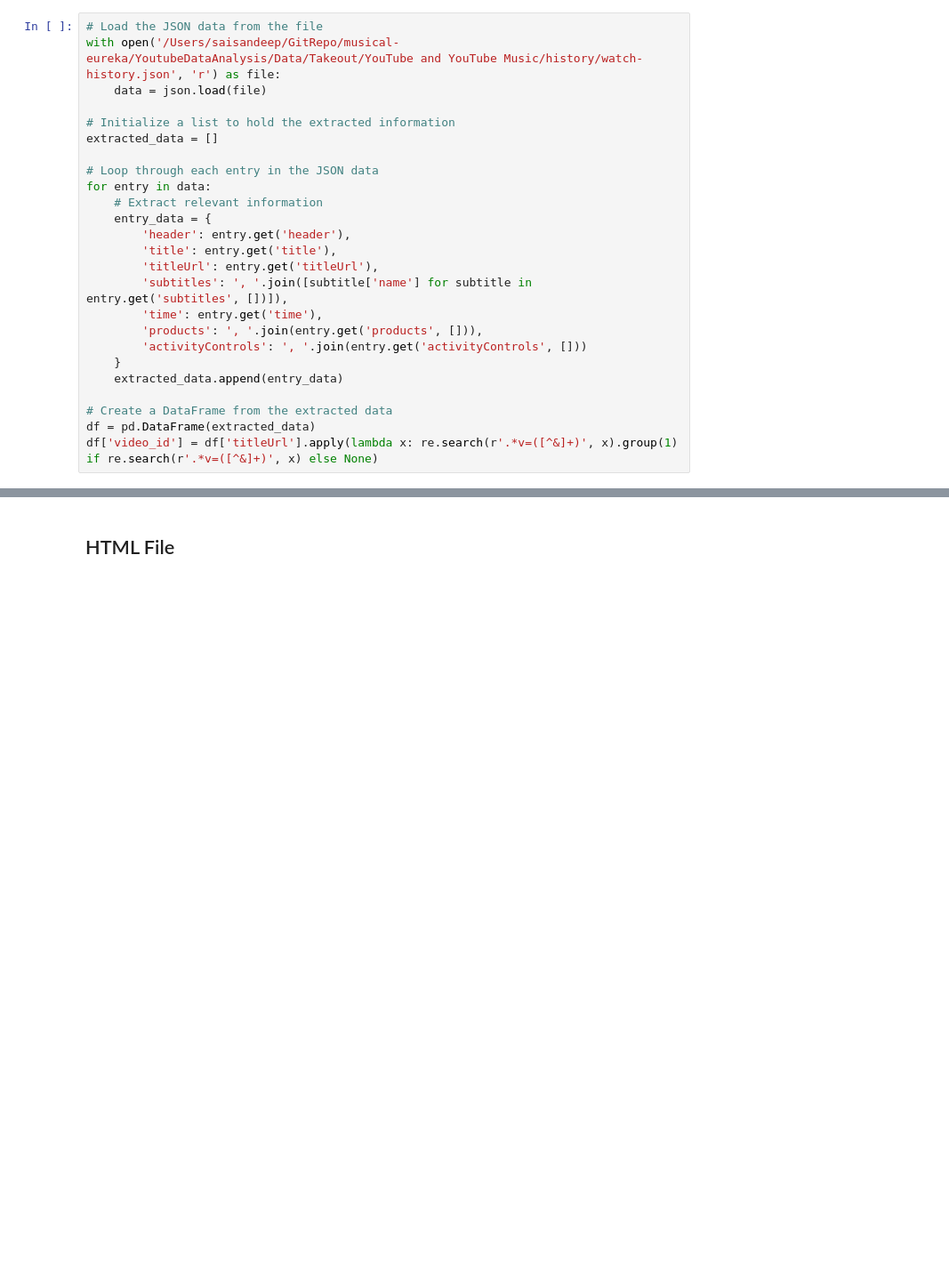
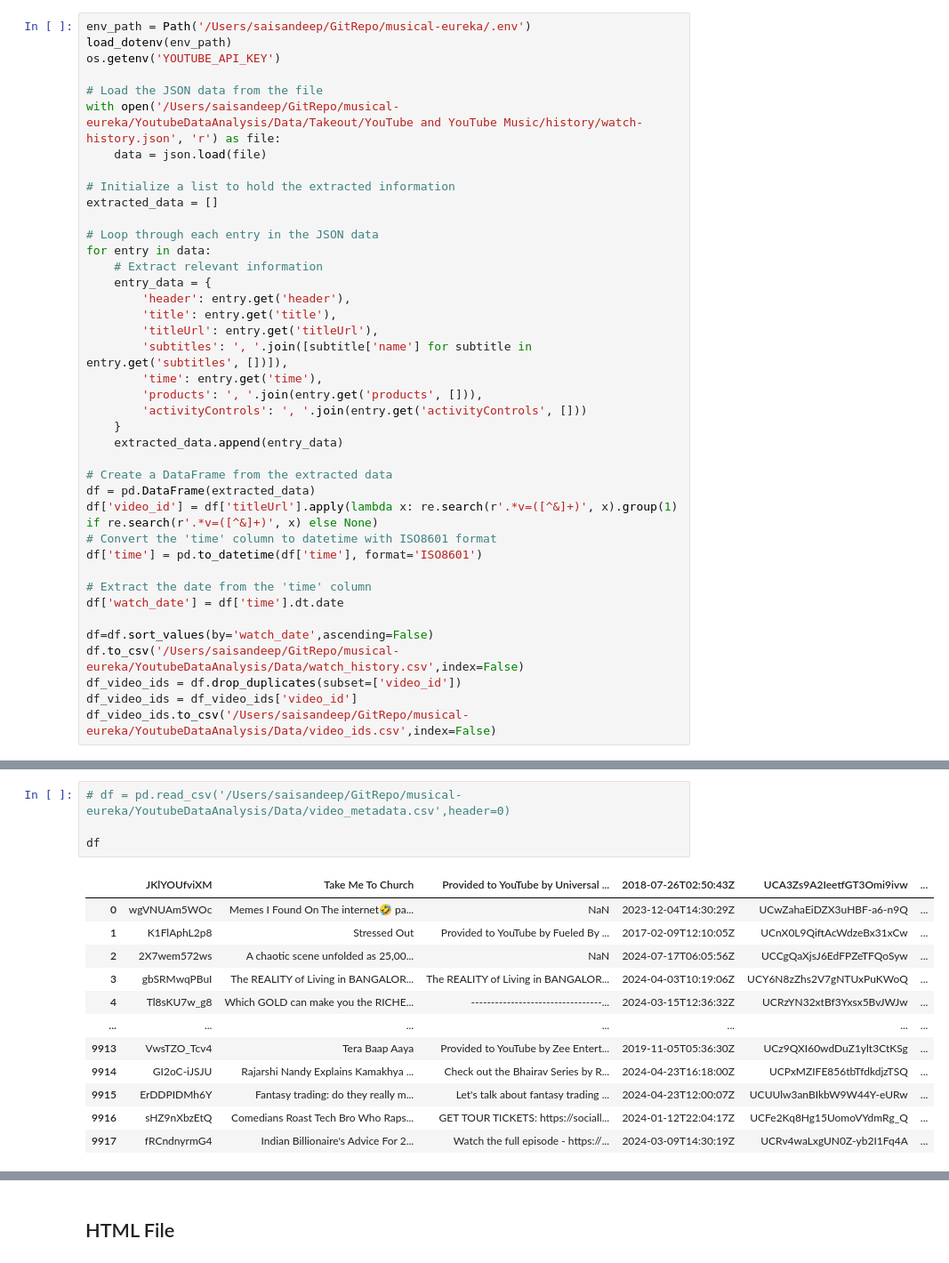
Before and after one commit to sandeepsai2023/musical-eureka, a Jupyter notebook: YoutubeDataAnalysis/main.ipynb, the cells around one changed output, grey strips where cells are left out. Shown at 89% size. Drawn from its saved outputs; the diff is of its cells as text; blank space fills up the shorter version.

```diff
--- a/YoutubeDataAnalysis/main.ipynb
+++ b/YoutubeDataAnalysis/main.ipynb
@@ -7,4 +55,8 @@ import re
 # %%
+env_path = Path('/Users/saisandeep/GitRepo/musical-eureka/.env')
+load_dotenv(env_path)
+os.getenv('YOUTUBE_API_KEY')
+
 # Load the JSON data from the file
 with open('/Users/saisandeep/GitRepo/musical-eureka/YoutubeDataAnalysis/Data/Takeout/YouTube and YouTube Music/history/watch-history.json', 'r') as file:
     data = json.load(file)
@@ -29,3 +81,14 @@ for entry in data:
 # Create a DataFrame from the extracted data
 df = pd.DataFrame(extracted_data)
 df['video_id'] = df['titleUrl'].apply(lambda x: re.search(r'.*v=([^&]+)', x).group(1) if re.search(r'.*v=([^&]+)', x) else None)
+# Convert the 'time' column to datetime with ISO8601 format
+df['time'] = pd.to_datetime(df['time'], format='ISO8601')
+
+# Extract the date from the 'time' column
+df['watch_date'] = df['time'].dt.date
+
+df=df.sort_values(by='watch_date',ascending=False)
+df.to_csv('/Users/saisandeep/GitRepo/musical-eureka/YoutubeDataAnalysis/Data/watch_history.csv',index=False)
+df_video_ids = df.drop_duplicates(subset=['video_id'])
+df_video_ids = df_video_ids['video_id']
+df_video_ids.to_csv('/Users/saisandeep/GitRepo/musical-eureka/YoutubeDataAnalysis/Data/video_ids.csv',index=False)
@@ -39,0 +274,17 @@ df['video_id'] = df['titleUrl'].apply(lambda x: re.search(r'.*v=([^&]+)', x).gro
+# %%
+# df = pd.read_csv('/Users/saisandeep/GitRepo/musical-eureka/YoutubeDataAnalysis/Data/video_metadata.csv',header=0)
+
+df
+# %% [output]
+|  | JKlYOUfviXM | Take Me To Church | Provided to YouTube by Universal ... | 2018-07-26T02:50:43Z | UCA3Zs9A2IeetfGT3Omi9ivw | ... |
+| 0 | wgVNUAm5WOc | Memes I Found On The internet🤣 pa... | NaN | 2023-12-04T14:30:29Z | UCwZahaEiDZX3uHBF-a6-n9Q | ... |
+| 1 | K1FlAphL2p8 | Stressed Out | Provided to YouTube by Fueled By ... | 2017-02-09T12:10:05Z | UCnX0L9QiftAcWdzeBx31xCw | ... |
+| 2 | 2X7wem572ws | A chaotic scene unfolded as 25,00... | NaN | 2024-07-17T06:05:56Z | UCCgQaXjsJ6EdFPZeTFQoSyw | ... |
+| 3 | gbSRMwqPBuI | The REALITY of Living in BANGALOR... | The REALITY of Living in BANGALOR... | 2024-04-03T10:19:06Z | UCY6N8zZhs2V7gNTUxPuKWoQ | ... |
+| 4 | Tl8sKU7w_g8 | Which GOLD can make you the RICHE... | ---------------------------------... | 2024-03-15T12:36:32Z | UCRzYN32xtBf3Yxsx5BvJWJw | ... |
+| ... | ... | ... | ... | ... | ... | ... |
+| 9913 | VwsTZO_Tcv4 | Tera Baap Aaya | Provided to YouTube by Zee Entert... | 2019-11-05T05:36:30Z | UCz9QXI60wdDuZ1ylt3CtKSg | ... |
+| 9914 | GI2oC-iJSJU | Rajarshi Nandy Explains Kamakhya ... | Check out the Bhairav Series by R... | 2024-04-23T16:18:00Z | UCPxMZIFE856tbTfdkdjzTSQ | ... |
+| 9915 | ErDDPIDMh6Y | Fantasy trading: do they really m... | Let's talk about fantasy trading ... | 2024-04-23T12:00:07Z | UCUUlw3anBIkbW9W44Y-eURw | ... |
+| 9916 | sHZ9nXbzEtQ | Comedians Roast Tech Bro Who Raps... | GET TOUR TICKETS: https://sociall... | 2024-01-12T22:04:17Z | UCFe2Kq8Hg15UomoVYdmRg_Q | ... |
+| 9917 | fRCndnyrmG4 | Indian Billionaire's Advice For 2... | Watch the full episode - https://... | 2024-03-09T14:30:19Z | UCRv4waLxgUN0Z-yb2I1Fq4A | ... |
```
Also changed, not shown: parts of 12 cells of this notebook, 2 other files.
